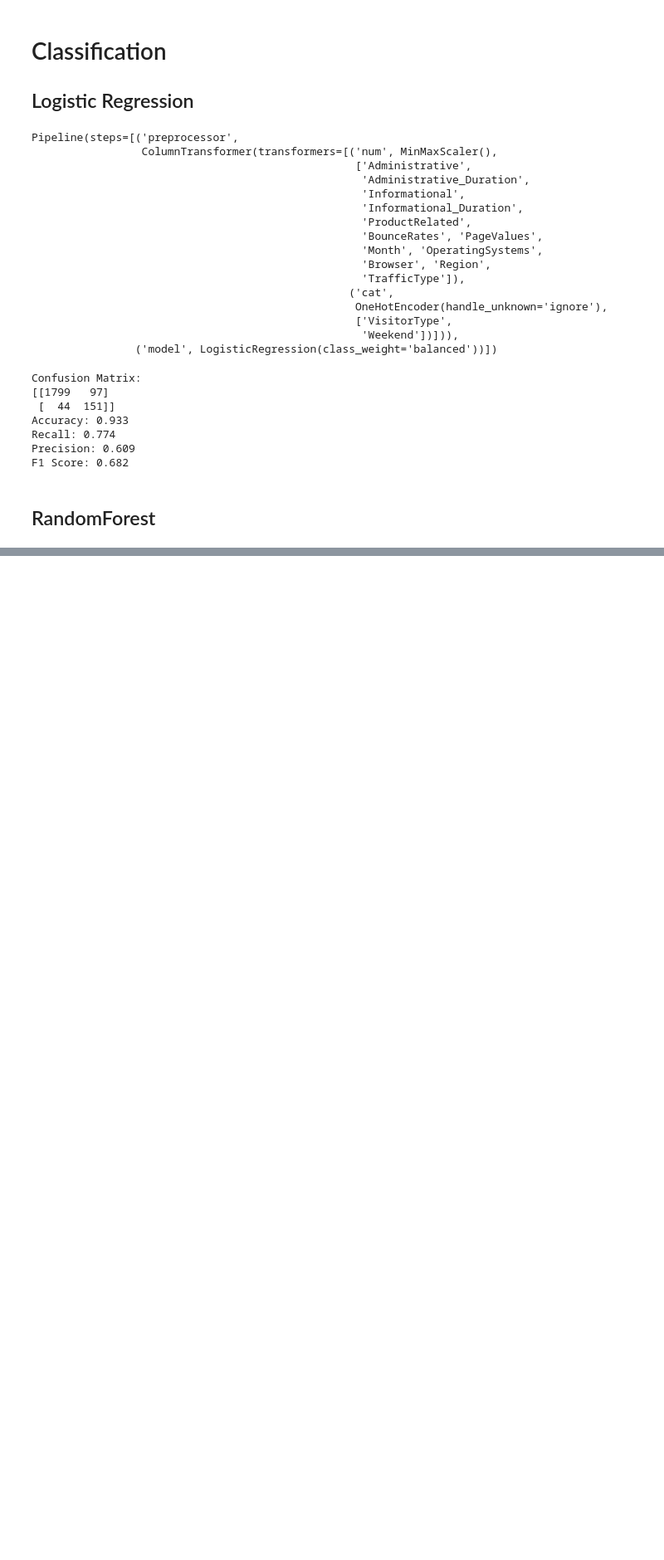
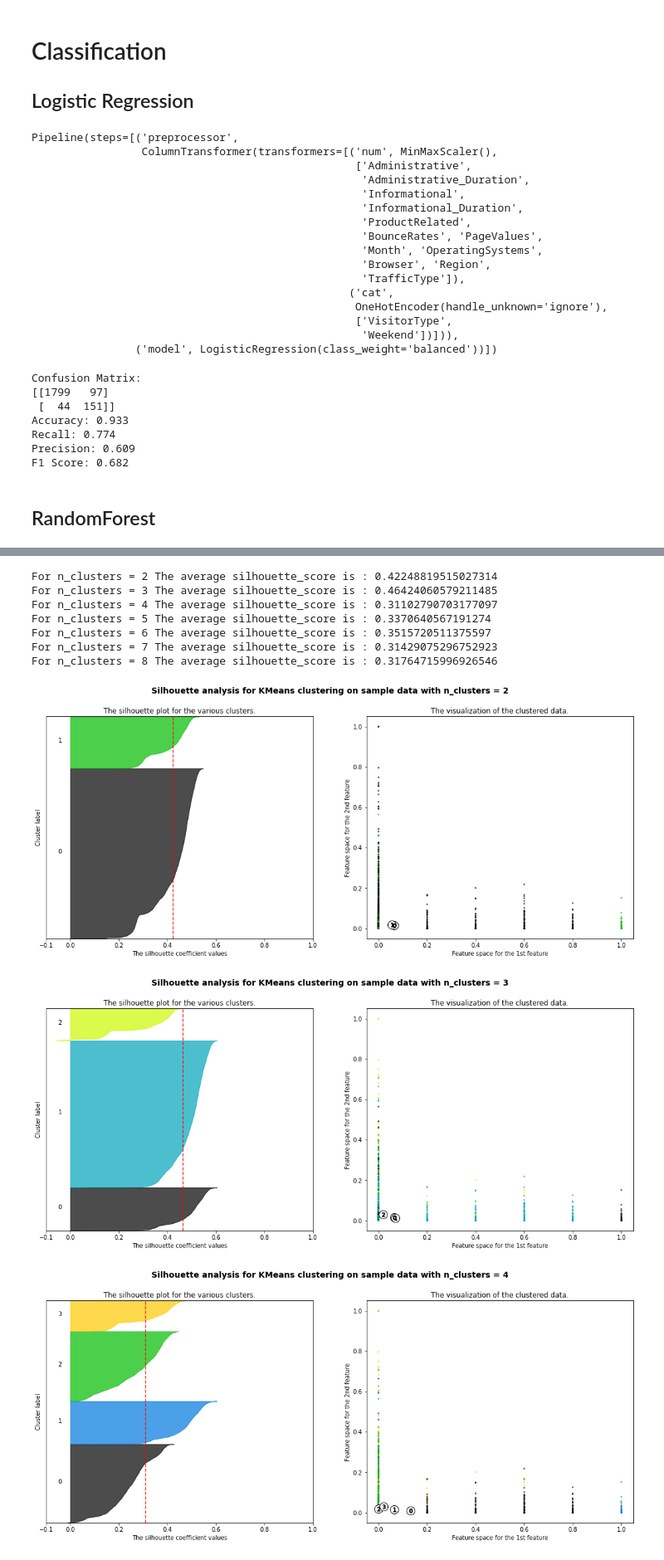
Before and after one commit to AsiehH/MLE-7, a Jupyter notebook: assignments/midterm/nb/midterm.ipynb, the cells around one changed output, grey strips where cells are left out. Shown at 83% size. Drawn from its saved outputs; the diff is of its cells as text; code cells hidden in the pictures; blank space fills up the shorter version.

```diff
--- a/assignments/midterm/nb/midterm.ipynb
+++ b/assignments/midterm/nb/midterm.ipynb
@@ -324,0 +362,4 @@ F1-score is the harmonic mean of precision and recall and it is at ~79%.
+# %%
+list(X_encoded)
+f1 = (list(X_encoded)).index('SpecialDay')
+f2 = (list(X_encoded)).index('PageValues')
@@ -324,0 +385,14 @@ F1-score is the harmonic mean of precision and recall and it is at ~79%.
+# %%
+from utils import visualize_silhouette
+visualize_silhouette(max_clusters=8, X=X_scaled,f1=f1,f2=f2)
+# %% [output]
+For n_clusters = 2 The average silhouette_score is : 0.42248819515027314
+For n_clusters = 3 The average silhouette_score is : 0.46424060579211485
+For n_clusters = 4 The average silhouette_score is : 0.31102790703177097
+For n_clusters = 5 The average silhouette_score is : 0.3370640567191274
+For n_clusters = 6 The average silhouette_score is : 0.3515720511375597
+For n_clusters = 7 The average silhouette_score is : 0.31429075296752923
+For n_clusters = 8 The average silhouette_score is : 0.31764715996926546
+[figure, added]
+[figure, added]
+[figure, added]
```
Also changed, not shown: parts of 22 cells of this notebook, 3 other files.
